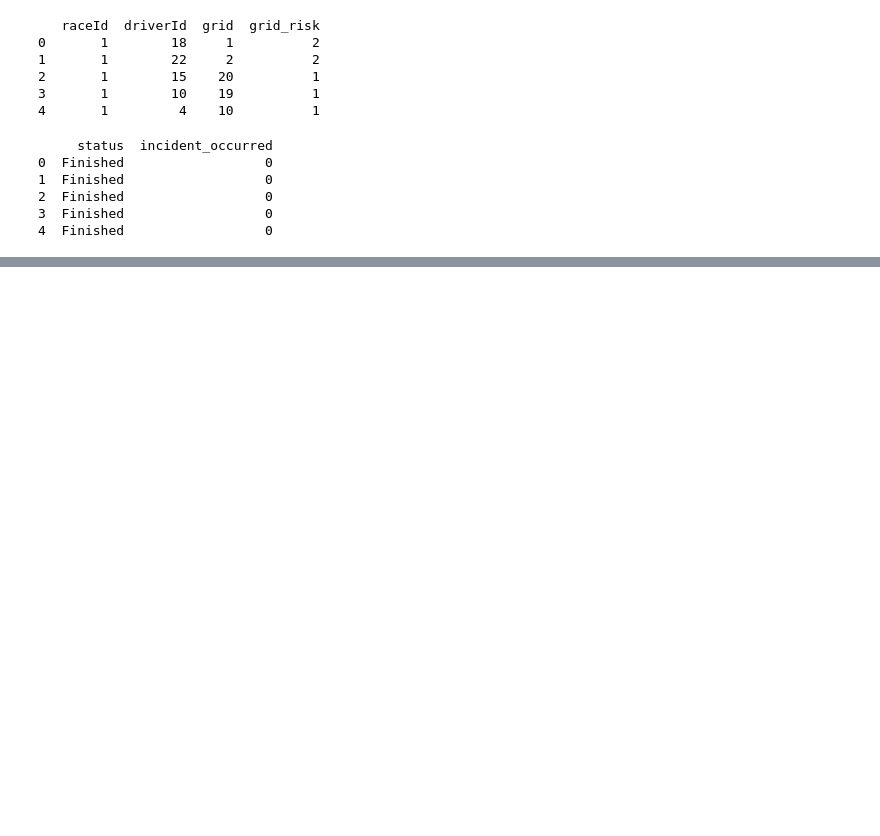
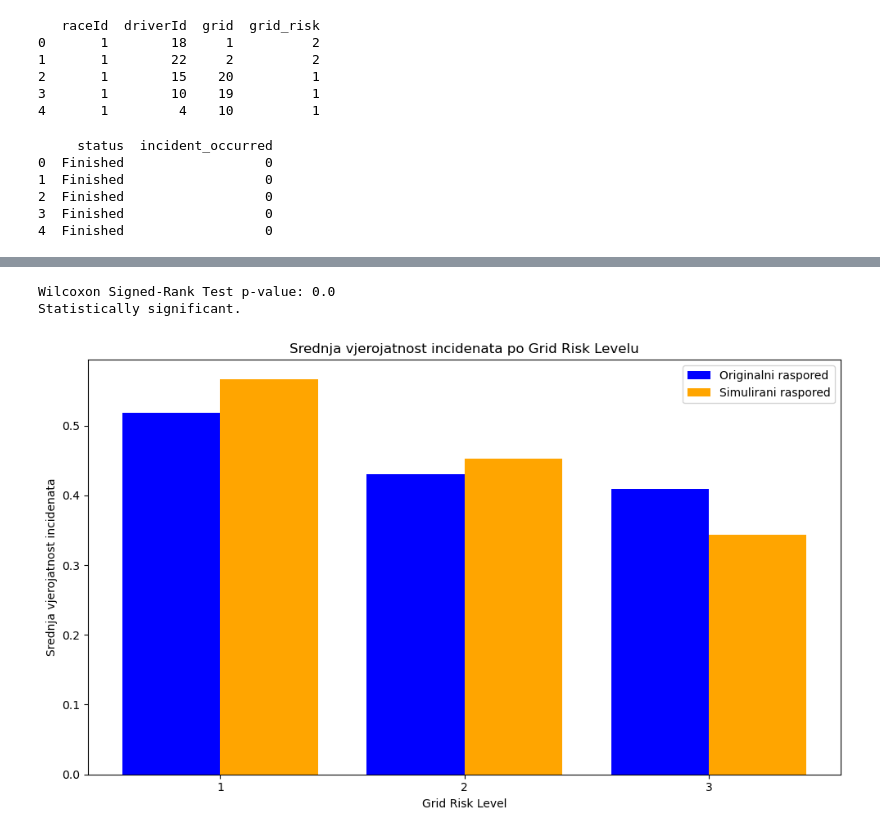
Before and after one commit to mitkonikov/f1, a Jupyter notebook: analysis_h1.ipynb, the cells around one changed output, grey strips where cells are left out. Drawn from its saved outputs; the diff is of its cells as text; code cells hidden in the pictures; blank space fills up the shorter version.

```diff
--- a/analysis_h1.ipynb
+++ b/analysis_h1.ipynb
@@ -1294,0 +1164,46 @@ plt.show()
+# %%
+from scipy.stats import wilcoxon
+
+# Uzimanje vjerojatnosti incidenata prije i poslije simulacije
+original_incidents = df_original_prob['predicted_incident_prob']
+simulated_incidents = df_predicted_prob['predicted_incident_prob']
+
+# Wilcoxon Signed-Rank Test
+stat, p_value = wilcoxon(original_incidents, simulated_incidents)
+
+print(f"Wilcoxon Signed-Rank Test p-value: {p_value}")
+
+# Provjera statističke značajnosti
+if p_value <= 0.05:
+    print("Statistically significant.")
+else:
+    print("Statistically insignificant.")
+# %% [output]
+Wilcoxon Signed-Rank Test p-value: 0.0
+Statistically significant.
+# %%
+# Grupiranje po grid_risk i izračunavanje srednje vjerojatnosti
+original_avg_by_risk = df_original_prob.groupby('grid_risk')['predicted_incident_prob'].mean()
+simulated_avg_by_risk = df_predicted_prob.groupby('grid_risk')['predicted_incident_prob'].mean()
+
+# Stvaranje bar grafikona
+plt.figure(figsize=(10, 6))
+
+# Bar plot za originalni raspored
+plt.bar(original_avg_by_risk.index - 0.2, original_avg_by_risk.values, width=0.4, label='Originalni raspored', color='blue')
+
+# Bar plot za simulirani raspored
+plt.bar(simulated_avg_by_risk.index + 0.2, simulated_avg_by_risk.values, width=0.4, label='Simulirani raspored', color='orange')
+
+# Dodavanje oznaka i legendi
+plt.title('Srednja vjerojatnost incidenata po Grid Risk Levelu')
+plt.xlabel('Grid Risk Level')
+plt.ylabel('Srednja vjerojatnost incidenata')
+plt.xticks([1, 2, 3])
+plt.legend()
+
+# Prikazivanje grafikona
+plt.tight_layout()
+plt.show()
+# %% [output]
+[figure, added]
```
Also changed, not shown: parts of 24 cells of this notebook.
